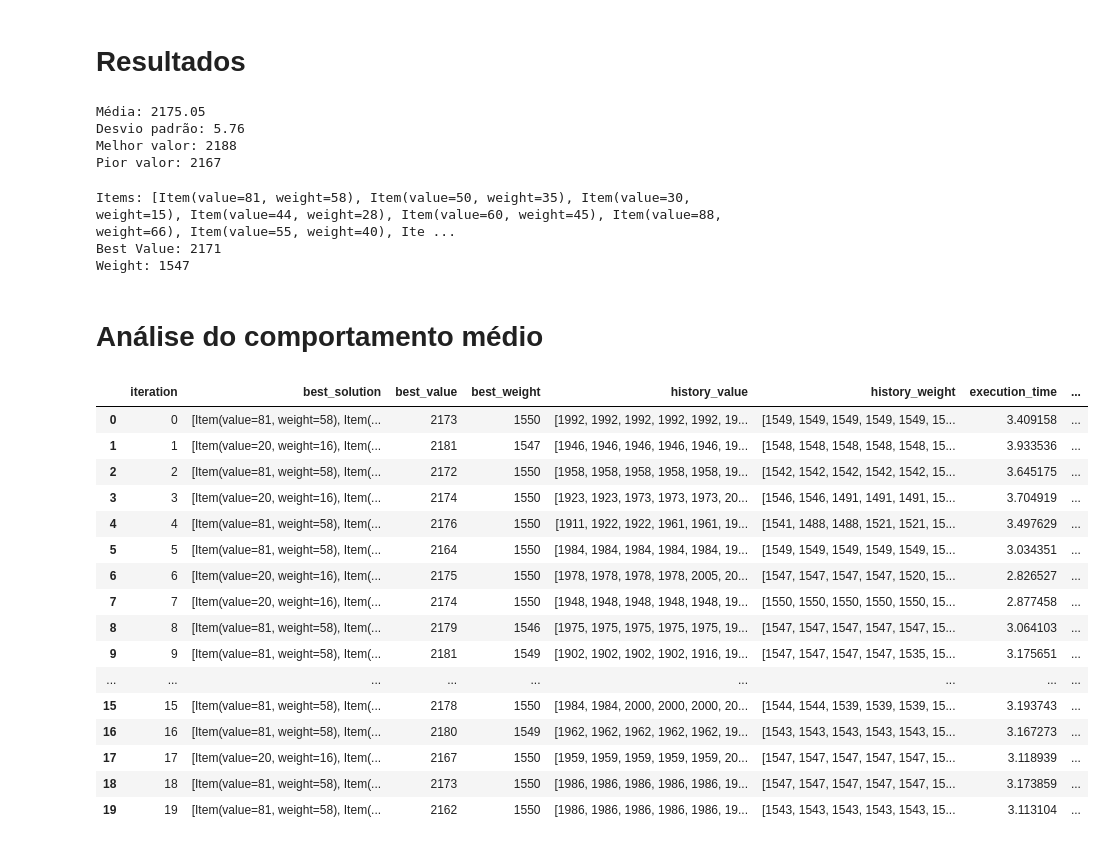
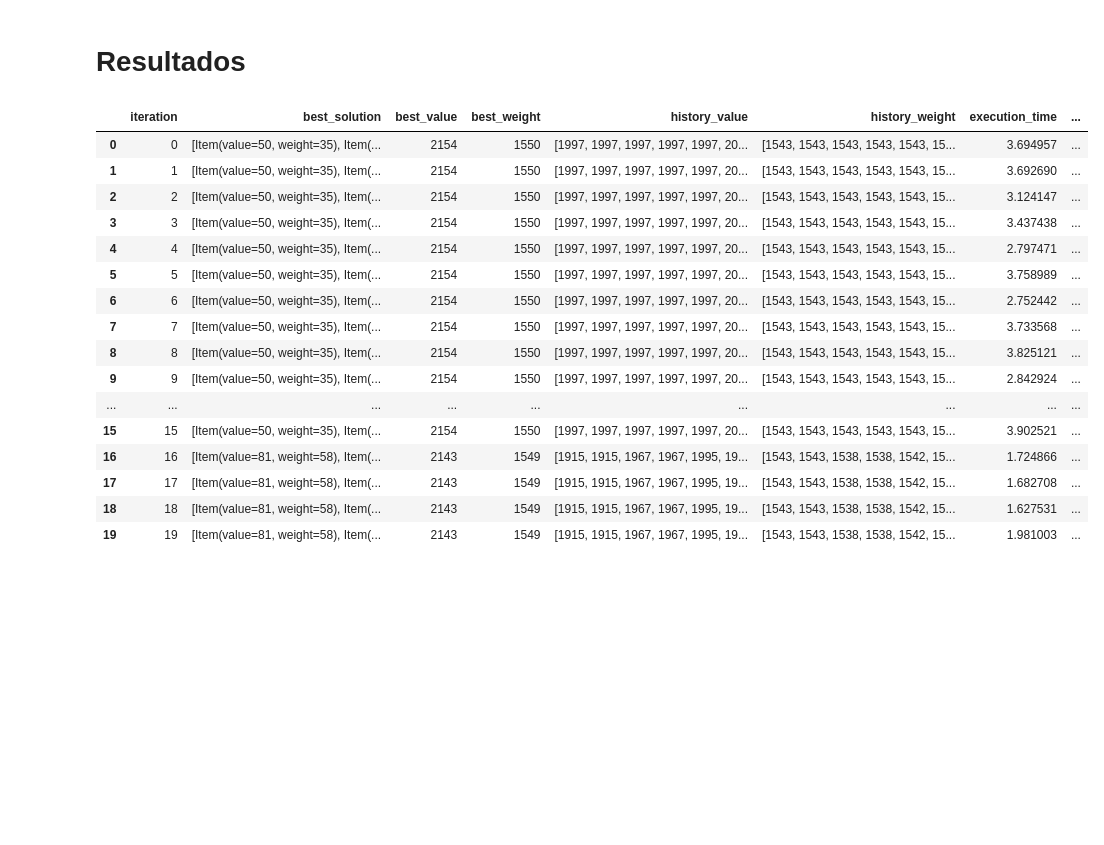
Before and after one commit to hellsdeur/knapsax, a Jupyter notebook: notebooks/pso.ipynb, the cells around one changed output. Drawn from its saved outputs; the diff is of its cells as text; code cells hidden in the pictures; blank space fills up the shorter version.

```diff
--- a/notebooks/pso.ipynb
+++ b/notebooks/pso.ipynb
@@ -35,29 +26,12 @@ pso = PSO(knapsack=knapsack, num_particles=20, inertia=0.99, c1=1.7, c2=1.7, n_i
 
 items, best_value, best_weight = pso.run()
 # %%
-resultados = []
-for i in range(20):
-    pso = PSO(knapsack, num_particles=20, inertia=0.99, c1=1.7, c2=1.7, n_iterations=1000)
-    _, best_value, _ = pso.run()
-    resultados.append(best_value)
+pso_stats = Stats(
+    n_runs=20,
+    algorithm_class=PSO,
+    knapsack=knapsack,
+    num_particles=200, inertia=1,
+    c1=1.7, c2=1.7, n_iterations=100
+)
 
-resultados = np.array(resultados)
-print(f"\nMédia: {np.mean(resultados):.2f}")
-print(f"Desvio padrão: {np.std(resultados):.2f}")
-print(f"Melhor valor: {np.max(resultados)}")
-print(f"Pior valor: {np.min(resultados)}")
+pso_stats.run()
-# %% [output]
-Média: 2175.05
-Desvio padrão: 5.76
-Melhor valor: 2188
-Pior valor: 2167
-# %%
-print(f"Items: [{', '.join([f'Item(value={i.value}, weight={i.weight})' for i in items])}]")
-print("Best Value:", best_value)
-print("Weight:", best_weight)
-# %% [output]
-Items: [Item(value=81, weight=58), Item(value=50, weight=35), Item(value=30, weight=15), Item(value=44, weight=28), Item(value=60, weight=45), Item(value=88, weight=66), Item(value=55, weight=40), Ite ...
-Best Value: 2171
-Weight: 1547
-# %% [markdown]
-# Análise do comportamento médio
@@ -154,26 +38,25 @@ class Stats:
-# %%
-pso_stats = Stats(n_runs=20, algorithm_instance=pso)
-pso_stats.run()
 # %%
-pso_stats.frame()
+df_pso = pso_stats.frame()
+df_pso.to_csv("results/pso_stats.csv", index=False)
+df_pso
 # %% [output]
 |  | iteration | best_solution | best_value | best_weight | history_value | history_weight | execution_time | ... |
-| 0 | 0 | [Item(value=81, weight=58), Item(... | 2173 | 1550 | [1992, 1992, 1992, 1992, 1992, 19... | [1549, 1549, 1549, 1549, 1549, 15... | 3.409158 | ... |
-| 1 | 1 | [Item(value=20, weight=16), Item(... | 2181 | 1547 | [1946, 1946, 1946, 1946, 1946, 19... | [1548, 1548, 1548, 1548, 1548, 15... | 3.933536 | ... |
-| 2 | 2 | [Item(value=81, weight=58), Item(... | 2172 | 1550 | [1958, 1958, 1958, 1958, 1958, 19... | [1542, 1542, 1542, 1542, 1542, 15... | 3.645175 | ... |
-| 3 | 3 | [Item(value=20, weight=16), Item(... | 2174 | 1550 | [1923, 1923, 1973, 1973, 1973, 20... | [1546, 1546, 1491, 1491, 1491, 15... | 3.704919 | ... |
-| 4 | 4 | [Item(value=81, weight=58), Item(... | 2176 | 1550 | [1911, 1922, 1922, 1961, 1961, 19... | [1541, 1488, 1488, 1521, 1521, 15... | 3.497629 | ... |
-| 5 | 5 | [Item(value=81, weight=58), Item(... | 2164 | 1550 | [1984, 1984, 1984, 1984, 1984, 19... | [1549, 1549, 1549, 1549, 1549, 15... | 3.034351 | ... |
-| 6 | 6 | [Item(value=20, weight=16), Item(... | 2175 | 1550 | [1978, 1978, 1978, 1978, 2005, 20... | [1547, 1547, 1547, 1547, 1520, 15... | 2.826527 | ... |
-| 7 | 7 | [Item(value=20, weight=16), Item(... | 2174 | 1550 | [1948, 1948, 1948, 1948, 1948, 19... | [1550, 1550, 1550, 1550, 1550, 15... | 2.877458 | ... |
-| 8 | 8 | [Item(value=81, weight=58), Item(... | 2179 | 1546 | [1975, 1975, 1975, 1975, 1975, 19... | [1547, 1547, 1547, 1547, 1547, 15... | 3.064103 | ... |
-| 9 | 9 | [Item(value=81, weight=58), Item(... | 2181 | 1549 | [1902, 1902, 1902, 1902, 1916, 19... | [1547, 1547, 1547, 1547, 1535, 15... | 3.175651 | ... |
+| 0 | 0 | [Item(value=50, weight=35), Item(... | 2154 | 1550 | [1997, 1997, 1997, 1997, 1997, 20... | [1543, 1543, 1543, 1543, 1543, 15... | 3.694957 | ... |
+| 1 | 1 | [Item(value=50, weight=35), Item(... | 2154 | 1550 | [1997, 1997, 1997, 1997, 1997, 20... | [1543, 1543, 1543, 1543, 1543, 15... | 3.692690 | ... |
+| 2 | 2 | [Item(value=50, weight=35), Item(... | 2154 | 1550 | [1997, 1997, 1997, 1997, 1997, 20... | [1543, 1543, 1543, 1543, 1543, 15... | 3.124147 | ... |
+| 3 | 3 | [Item(value=50, weight=35), Item(... | 2154 | 1550 | [1997, 1997, 1997, 1997, 1997, 20... | [1543, 1543, 1543, 1543, 1543, 15... | 3.437438 | ... |
+| 4 | 4 | [Item(value=50, weight=35), Item(... | 2154 | 1550 | [1997, 1997, 1997, 1997, 1997, 20... | [1543, 1543, 1543, 1543, 1543, 15... | 2.797471 | ... |
+| 5 | 5 | [Item(value=50, weight=35), Item(... | 2154 | 1550 | [1997, 1997, 1997, 1997, 1997, 20... | [1543, 1543, 1543, 1543, 1543, 15... | 3.758989 | ... |
+| 6 | 6 | [Item(value=50, weight=35), Item(... | 2154 | 1550 | [1997, 1997, 1997, 1997, 1997, 20... | [1543, 1543, 1543, 1543, 1543, 15... | 2.752442 | ... |
+| 7 | 7 | [Item(value=50, weight=35), Item(... | 2154 | 1550 | [1997, 1997, 1997, 1997, 1997, 20... | [1543, 1543, 1543, 1543, 1543, 15... | 3.733568 | ... |
+| 8 | 8 | [Item(value=50, weight=35), Item(... | 2154 | 1550 | [1997, 1997, 1997, 1997, 1997, 20... | [1543, 1543, 1543, 1543, 1543, 15... | 3.825121 | ... |
+| 9 | 9 | [Item(value=50, weight=35), Item(... | 2154 | 1550 | [1997, 1997, 1997, 1997, 1997, 20... | [1543, 1543, 1543, 1543, 1543, 15... | 2.842924 | ... |
 | ... | ... | ... | ... | ... | ... | ... | ... | ... |
-| 15 | 15 | [Item(value=81, weight=58), Item(... | 2178 | 1550 | [1984, 1984, 2000, 2000, 2000, 20... | [1544, 1544, 1539, 1539, 1539, 15... | 3.193743 | ... |
-| 16 | 16 | [Item(value=81, weight=58), Item(... | 2180 | 1549 | [1962, 1962, 1962, 1962, 1962, 19... | [1543, 1543, 1543, 1543, 1543, 15... | 3.167273 | ... |
-| 17 | 17 | [Item(value=20, weight=16), Item(... | 2167 | 1550 | [1959, 1959, 1959, 1959, 1959, 20... | [1547, 1547, 1547, 1547, 1547, 15... | 3.118939 | ... |
-| 18 | 18 | [Item(value=81, weight=58), Item(... | 2173 | 1550 | [1986, 1986, 1986, 1986, 1986, 19... | [1547, 1547, 1547, 1547, 1547, 15... | 3.173859 | ... |
-| 19 | 19 | [Item(value=81, weight=58), Item(... | 2162 | 1550 | [1986, 1986, 1986, 1986, 1986, 19... | [1543, 1543, 1543, 1543, 1543, 15... | 3.113104 | ... |
+| 15 | 15 | [Item(value=50, weight=35), Item(... | 2154 | 1550 | [1997, 1997, 1997, 1997, 1997, 20... | [1543, 1543, 1543, 1543, 1543, 15... | 3.902521 | ... |
+| 16 | 16 | [Item(value=81, weight=58), Item(... | 2143 | 1549 | [1915, 1915, 1967, 1967, 1995, 19... | [1543, 1543, 1538, 1538, 1542, 15... | 1.724866 | ... |
+| 17 | 17 | [Item(value=81, weight=58), Item(... | 2143 | 1549 | [1915, 1915, 1967, 1967, 1995, 19... | [1543, 1543, 1538, 1538, 1542, 15... | 1.682708 | ... |
+| 18 | 18 | [Item(value=81, weight=58), Item(... | 2143 | 1549 | [1915, 1915, 1967, 1967, 1995, 19... | [1543, 1543, 1538, 1538, 1542, 15... | 1.627531 | ... |
+| 19 | 19 | [Item(value=81, weight=58), Item(... | 2143 | 1549 | [1915, 1915, 1967, 1967, 1995, 19... | [1543, 1543, 1538, 1538, 1542, 15... | 1.981003 | ... |
 # %%
 pso_stats.plot_convergence(
     title="Convergência do PSO",
```
Also changed, not shown: parts of 5 cells of this notebook, 2 other files.
